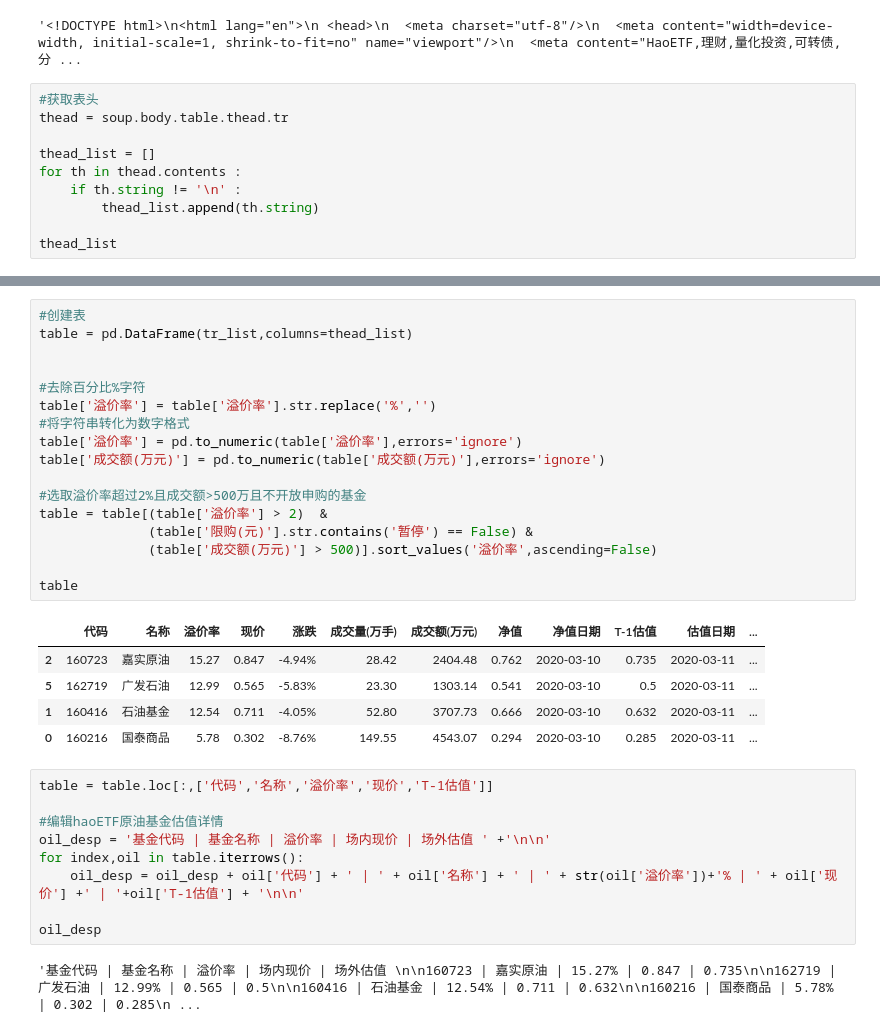
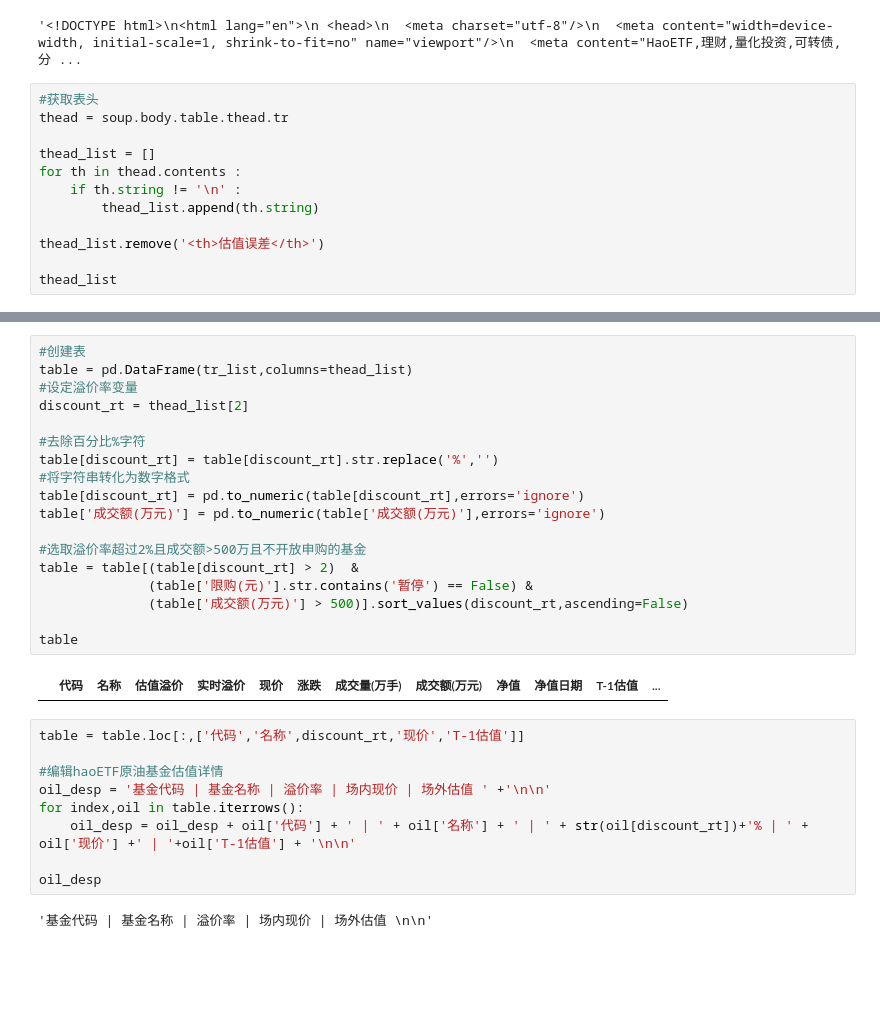
Before and after one commit to chinnsyouki/learnPython, a Jupyter notebook: 07-用python爬虫获取原油基金溢价率数据.ipynb, the cells around one changed output, grey strips where cells are left out. Cells and saved outputs as stored; diff of their text form; blank space fills up the shorter version.

```diff
--- a/07-用python爬虫获取原油基金溢价率数据.ipynb
+++ b/07-用python爬虫获取原油基金溢价率数据.ipynb
@@ -21,6 +21,8 @@ for th in thead.contents :
     if th.string != '\n' :
         thead_list.append(th.string)
 
+thead_list.remove('<th>估值误差</th>')
+
 thead_list
 # %% [output]
 ['代码',
@@ -68,34 +72,31 @@ tr_list
 # %%
 #创建表
 table = pd.DataFrame(tr_list,columns=thead_list)
-
+#设定溢价率变量
+discount_rt = thead_list[2]
 
 #去除百分比%字符
-table['溢价率'] = table['溢价率'].str.replace('%','')
+table[discount_rt] = table[discount_rt].str.replace('%','')
 #将字符串转化为数字格式
-table['溢价率'] = pd.to_numeric(table['溢价率'],errors='ignore')
+table[discount_rt] = pd.to_numeric(table[discount_rt],errors='ignore')
 table['成交额(万元)'] = pd.to_numeric(table['成交额(万元)'],errors='ignore')
 
 #选取溢价率超过2%且成交额>500万且不开放申购的基金
-table = table[(table['溢价率'] > 2)  &
+table = table[(table[discount_rt] > 2)  &
               (table['限购(元)'].str.contains('暂停') == False) &
-              (table['成交额(万元)'] > 500)].sort_values('溢价率',ascending=False)
+              (table['成交额(万元)'] > 500)].sort_values(discount_rt,ascending=False)
 
 table
 # %% [output]
-|  | 代码 | 名称 | 溢价率 | 现价 | 涨跌 | 成交量(万手) | 成交额(万元) | 净值 | 净值日期 | T-1估值 | 估值日期 | ... |
-| 2 | 160723 | 嘉实原油 | 15.27 | 0.847 | -4.94% | 28.42 | 2404.48 | 0.762 | 2020-03-10 | 0.735 | 2020-03-11 | ... |
-| 5 | 162719 | 广发石油 | 12.99 | 0.565 | -5.83% | 23.30 | 1303.14 | 0.541 | 2020-03-10 | 0.5 | 2020-03-11 | ... |
-| 1 | 160416 | 石油基金 | 12.54 | 0.711 | -4.05% | 52.80 | 3707.73 | 0.666 | 2020-03-10 | 0.632 | 2020-03-11 | ... |
-| 0 | 160216 | 国泰商品 | 5.78 | 0.302 | -8.76% | 149.55 | 4543.07 | 0.294 | 2020-03-10 | 0.285 | 2020-03-11 | ... |
+|  | 代码 | 名称 | 估值溢价 | 实时溢价 | 现价 | 涨跌 | 成交量(万手) | 成交额(万元) | 净值 | 净值日期 | T-1估值 | ... |
 # %%
-table = table.loc[:,['代码','名称','溢价率','现价','T-1估值']]
+table = table.loc[:,['代码','名称',discount_rt,'现价','T-1估值']]
 
 #编辑haoETF原油基金估值详情
 oil_desp = '基金代码 | 基金名称 | 溢价率 | 场内现价 | 场外估值 ' +'\n\n'
 for index,oil in table.iterrows():
-    oil_desp = oil_desp + oil['代码'] + ' | ' + oil['名称'] + ' | ' + str(oil['溢价率'])+'% | ' + oil['现价'] +' | '+oil['T-1估值'] + '\n\n'
+    oil_desp = oil_desp + oil['代码'] + ' | ' + oil['名称'] + ' | ' + str(oil[discount_rt])+'% | ' + oil['现价'] +' | '+oil['T-1估值'] + '\n\n'
 
 oil_desp
 # %% [output]
-'基金代码 | 基金名称 | 溢价率 | 场内现价 | 场外估值 \n\n160723 | 嘉实原油 | 15.27% | 0.847 | 0.735\n\n162719 | 广发石油 | 12.99% | 0.565 | 0.5\n\n160416 | 石油基金 | 12.54% | 0.711 | 0.632\n\n160216 | 国泰商品 | 5.78% | 0.302 | 0.285\n ...
+'基金代码 | 基金名称 | 溢价率 | 场内现价 | 场外估值 \n\n'
```
Also changed, not shown: parts of 2 cells of this notebook, 4 other files.
